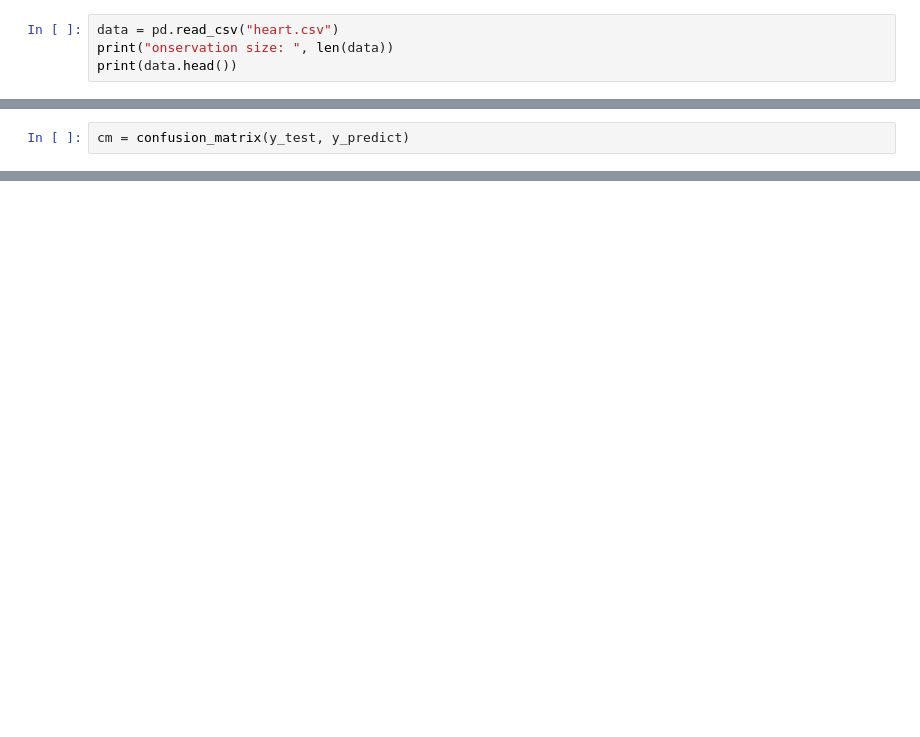
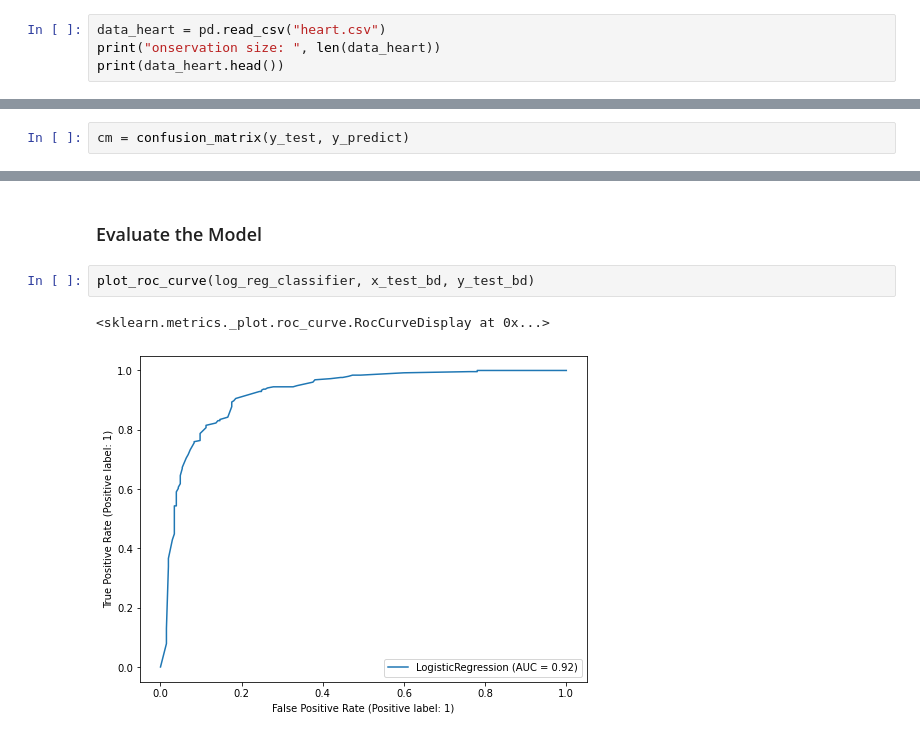
Before and after one commit to hicranA/Heart_Failure_Prediction_Project, a Jupyter notebook: heart_predict.ipynb, the cells around one changed output, grey strips where cells are left out. Drawn from its saved outputs; the diff is of its cells as text; blank space fills up the shorter version.

```diff
--- a/heart_predict.ipynb
+++ b/heart_predict.ipynb
@@ -13,9 +14,9 @@ from sklearn.feature_selection import SelectKBest, mutual_info_classif
 # %% [markdown]
 reading and saving the document
 # %%
-data = pd.read_csv("heart.csv")
-print("onservation size: ", len(data))
-print(data.head())
+data_heart = pd.read_csv("heart.csv")
+print("onservation size: ", len(data_heart))
+print(data_heart.head())
 # %% [output]
 onservation size:  918
    Age Sex ChestPainType  RestingBP  Cholesterol  FastingBS RestingECG  MaxHR  \
@@ -362,0 +279,7 @@ NAP
+# %% [markdown]
+### Evaluate the Model
+# %%
+plot_roc_curve(log_reg_classifier, x_test_bd, y_test_bd)
+# %% [output]
+<sklearn.metrics._plot.roc_curve.RocCurveDisplay at 0x...>
+[figure, added]
```
Also changed, not shown: parts of 11 cells of this notebook, 1 other file.
